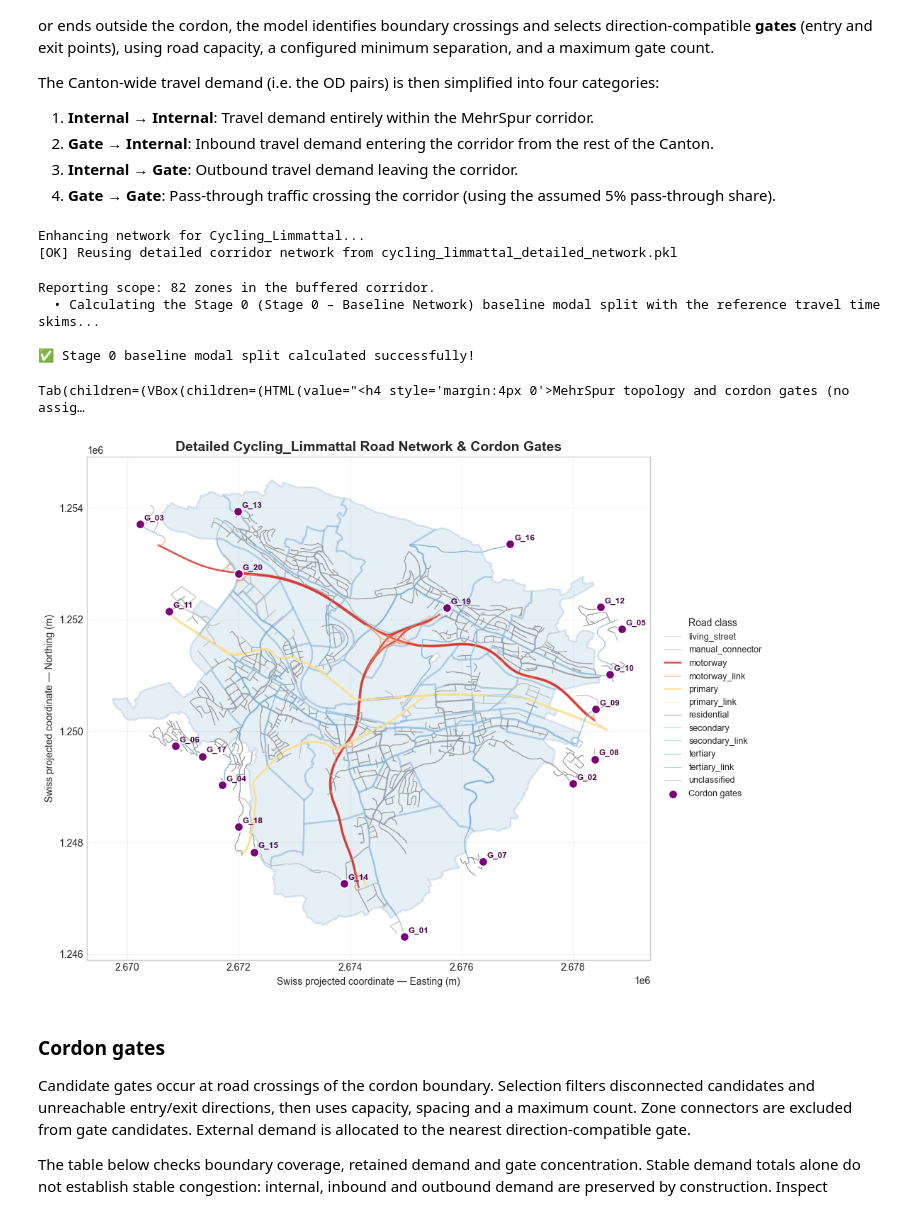
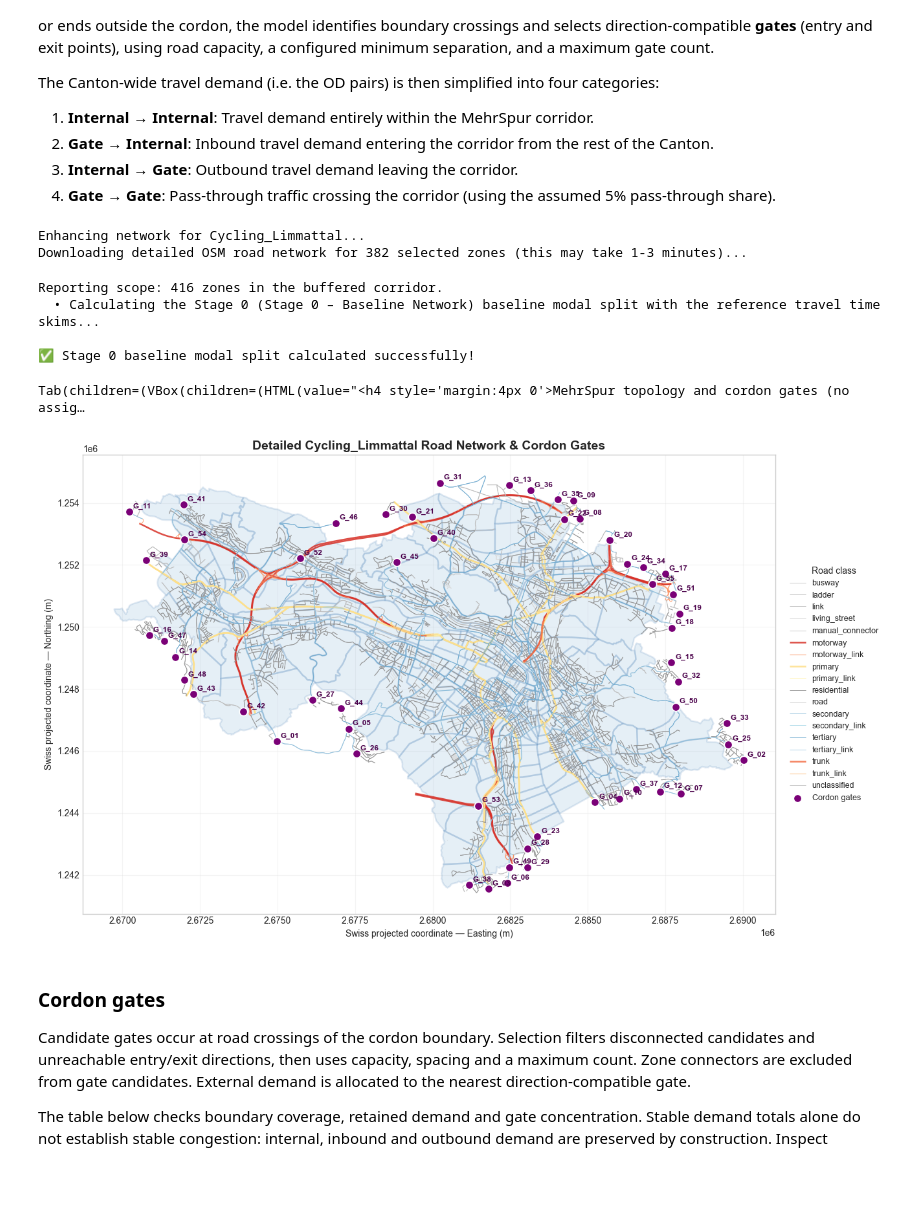
Before and after one commit to finsa21/IP-HS26-MehrSpur-CaseStudy_fork_rss, a Jupyter notebook: notebooks/02_system_modeling.ipynb, the cells around one changed output. Saved outputs shown, nothing was run; the diff lists cells and outputs as text; code cells hidden in the pictures; blank space fills up the shorter version.

```diff
--- a/notebooks/02_system_modeling.ipynb
+++ b/notebooks/02_system_modeling.ipynb
@@ -300,7 +300,7 @@ print(f"Enhancing network for {project_name}...")
 
 # Use the cached detailed network when available.
 # Set the flag below to True only to download and rebuild the detailed roads.
-tmi.ASSIGNMENT_SETTINGS["force_regenerate_corridor_network"] = False
+tmi.ASSIGNMENT_SETTINGS["force_regenerate_corridor_network"] = True
 
 ctx = tmi.load_detailed_corridor_network(
     ctx,
@@ -354,36 +354,36 @@ if res_stage0 is not None:
     # Interactive WebGL dashboard:
     # map, selectable road attributes, gates, network detail, and OD summaries.
     LIMMATTAL_DASHBOARD = tmi.corridor_dashboard(
         ctx,
         LIMMATTAL,
         demand_matrix=res_stage0.drive_od,
     )
     display(LIMMATTAL_DASHBOARD)
 
     # Static Stage 0 network plot.
     tmi.static_network_plot(
         context=ctx,
         mode_result=res_stage0,
         corridor_municipalities=corridor_municipalities,
         project_name=project_name,
     )
 else:
     display(HTML(
         "<div style='padding:10px;border-left:5px solid #c47f00;"
         "background:#fff8e1'>"
         "<b>Baseline visualization skipped.</b><br>"
         "The Stage 0 simulation did not return a result."
         "</div>"
     ))
 # %% [output]
 Enhancing network for Cycling_Limmattal...
-[OK] Reusing detailed corridor network from cycling_limmattal_detailed_network.pkl
+Downloading detailed OSM road network for 382 selected zones (this may take 1-3 minutes)...
-Reporting scope: 82 zones in the buffered corridor.
+Reporting scope: 416 zones in the buffered corridor.
   • Calculating the Stage 0 (Stage 0 – Baseline Network) baseline modal split with the reference travel time skims...
 
 ✅ Stage 0 baseline modal split calculated successfully!
 Tab(children=(VBox(children=(HTML(value="<h4 style='margin:4px 0'>MehrSpur topology and cordon gates (no assig…
-[figure, old version]
+[figure, new version]
 # %% [markdown]
 ### Cordon gates
 
```
Also changed, not shown: parts of 11 cells of this notebook, 1 other file.
